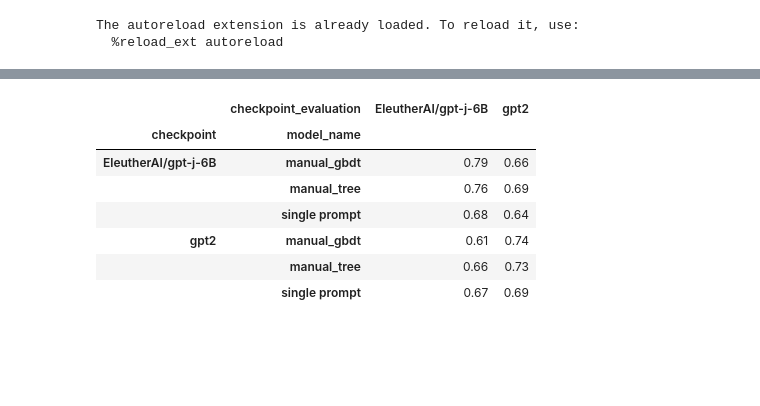
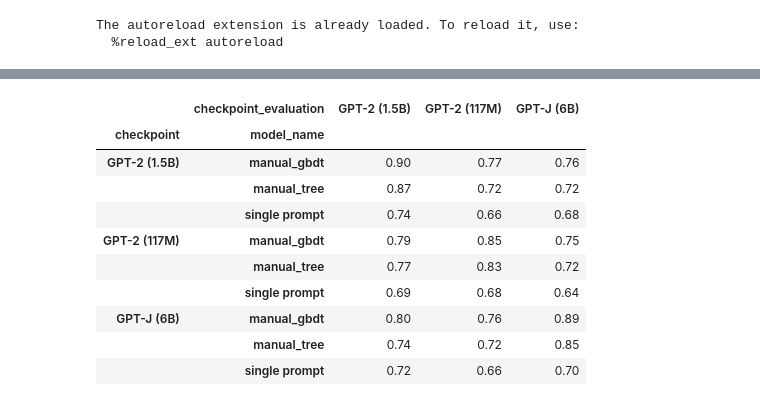
Before and after one commit to csinva/tree-prompt, a Jupyter notebook: notebooks/05_vary_train_test.ipynb, the cells around one changed output, grey strips where cells are left out. Drawn from its saved outputs; the diff is of its cells as text; code cells hidden in the pictures; blank space fills up the shorter version.

```diff
--- a/notebooks/05_vary_train_test.ipynb
+++ b/notebooks/05_vary_train_test.ipynb
@@ -16,24 +16,17 @@ results_dir = '/home/chansingh/mntv1/tree-prompt/aug22_vary_train_test'
 r = imodelsx.process_results.get_results_df(results_dir)
 experiment_filename = '../experiments/01_fit.py'
 r = imodelsx.process_results.fill_missing_args_with_default(r, experiment_filename)
-# # r['mean_llm_calls'] = notebook_helper.add_mean_llm_calls(r)
-# r = r[r.model_name != 'manual_rf']
-# r = r[r.checkpoint == 'gpt2']
-# r = r[r.model_name != 'manual_tree']
-# r.to_pickle('../results/subsample_results.pkl')
-
-# r = pd.read_pickle('../results/subsample_results.pkl')
-# ravg = r[r.seed == 1]
-# ravg = imodelsx.process_results.average_over_seeds(r, experiment_filename='../experiments/01_fit.py')
+metric = 'roc_auc_test'
+r['suffix'] = ''
+r.loc[r['num_prompts'] == 1, 'model_name'] = 'single prompt'
+ks = ["dataset_name", "checkpoint", "checkpoint_evaluation", "model_name"]
+r = r[ks + [metric]].sort_values(by=ks)
+r['dataset_name'] = r['dataset_name'].map(imodelsx.viz.DSETS_RENAME_DICT.get)
+r['checkpoint'] = r['checkpoint'].map(imodelsx.viz.CHECKPOINTS_RENAME_DICT.get)
+r['checkpoint_evaluation'] = r['checkpoint_evaluation'].map(imodelsx.viz.CHECKPOINTS_RENAME_DICT.get)
 # %% [output]
 The autoreload extension is already loaded. To reload it, use:
   %reload_ext autoreload
-# %%
-metric = 'accuracy_test'
-r['suffix'] = ''
-r.loc[r['num_prompts'] == 1, 'model_name'] = 'single prompt'
-ks = ["dataset_name", "checkpoint", "checkpoint_evaluation", "model_name"]
-r2 = r[ks + [metric]].sort_values(by=ks)
 # %%
 # display all rows
 with pd.option_context("display.max_rows", None, "display.max_columns", None):
@@ -59,2 +52,13 @@ with pd.option_context("display.max_rows", None, "display.max_columns", None):
+# %%
+r = r[
+    ~(
+        r["checkpoint"].str.contains("llama", case=False)
+        | r["checkpoint_evaluation"].str.contains("llama", case=False)
+        | (r["dataset_name"] == "IMDB")
+    )
+]
 # %%
-means = r2.groupby([k for k in ks if not k == 'dataset_name'])[metric].mean().reset_index()
+group_without_dset = [k for k in ks if not k == 'dataset_name']
+groups = r.groupby(group_without_dset)[metric]
+means = groups.mean().reset_index()
+# means
@@ -61,13 +87,19 @@ means = r2.groupby([k for k in ks if not k == 'dataset_name'])[metric].mean().re
 # %%
-means.pivot_table(
+means_all = means.pivot_table(
     index=["checkpoint", "model_name"], columns="checkpoint_evaluation", values=metric
-).style.format("{:.2f}").background_gradient(cmap='Blues')
+)
+vmin = means_all.min().min()
+vmax = means_all.max().max()
+means_all.style.format("{:.2f}").background_gradient(cmap="Blues")
 # %% [output]
-|  | checkpoint_evaluation | EleutherAI/gpt-j-6B | gpt2 |
-| checkpoint | model_name |  |  |
-| EleutherAI/gpt-j-6B | manual_gbdt | 0.79 | 0.66 |
-|  | manual_tree | 0.76 | 0.69 |
-|  | single prompt | 0.68 | 0.64 |
-| gpt2 | manual_gbdt | 0.61 | 0.74 |
-|  | manual_tree | 0.66 | 0.73 |
-|  | single prompt | 0.67 | 0.69 |
+|  | checkpoint_evaluation | GPT-2 (1.5B) | GPT-2 (117M) | GPT-J (6B) |
+| checkpoint | model_name |  |  |  |
+| GPT-2 (1.5B) | manual_gbdt | 0.90 | 0.77 | 0.76 |
+|  | manual_tree | 0.87 | 0.72 | 0.72 |
+|  | single prompt | 0.74 | 0.66 | 0.68 |
+| GPT-2 (117M) | manual_gbdt | 0.79 | 0.85 | 0.75 |
+|  | manual_tree | 0.77 | 0.83 | 0.72 |
+|  | single prompt | 0.69 | 0.68 | 0.64 |
+| GPT-J (6B) | manual_gbdt | 0.80 | 0.76 | 0.89 |
+|  | manual_tree | 0.74 | 0.72 | 0.85 |
+|  | single prompt | 0.72 | 0.66 | 0.70 |
```
Also changed, not shown: parts of 3 cells of this notebook, 2 other files.
